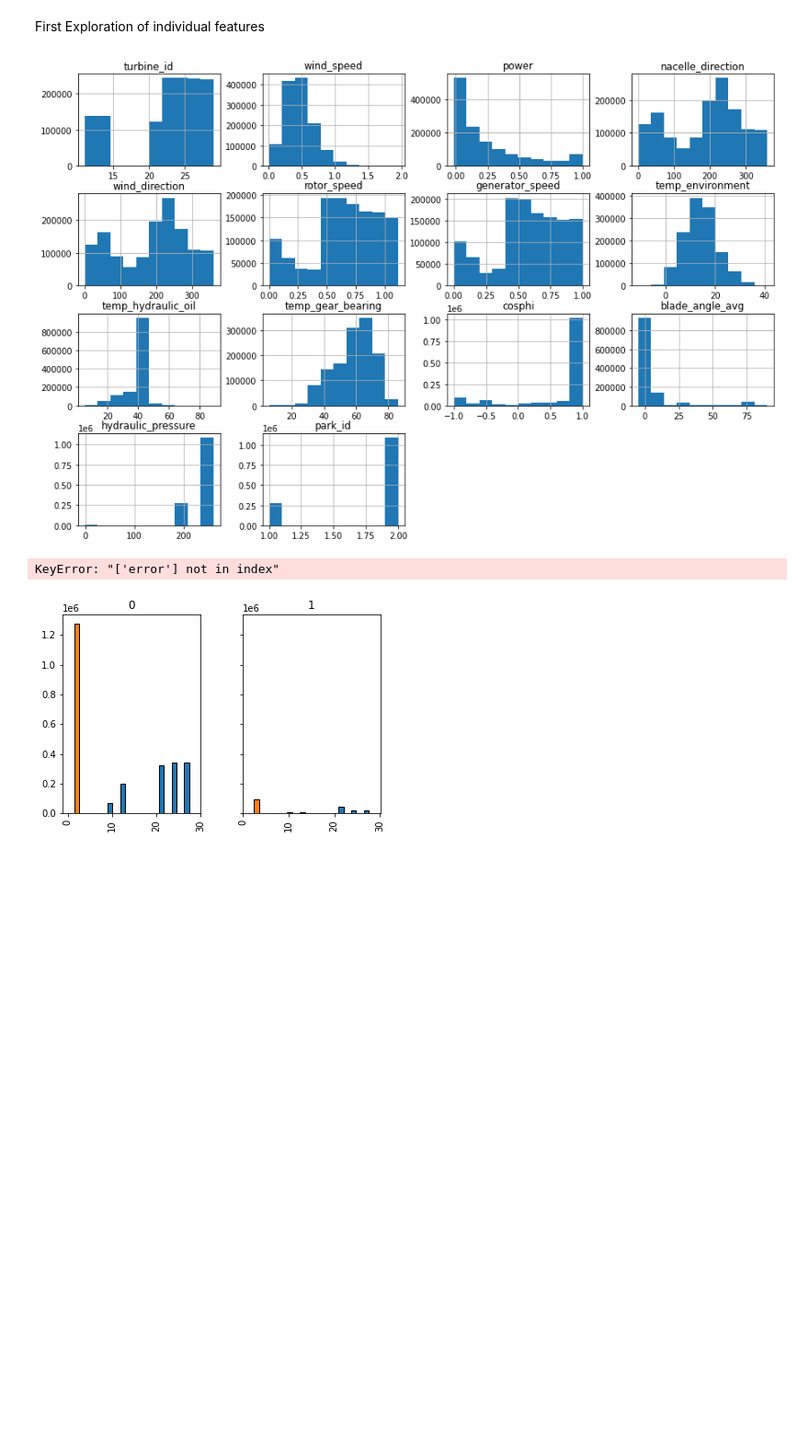
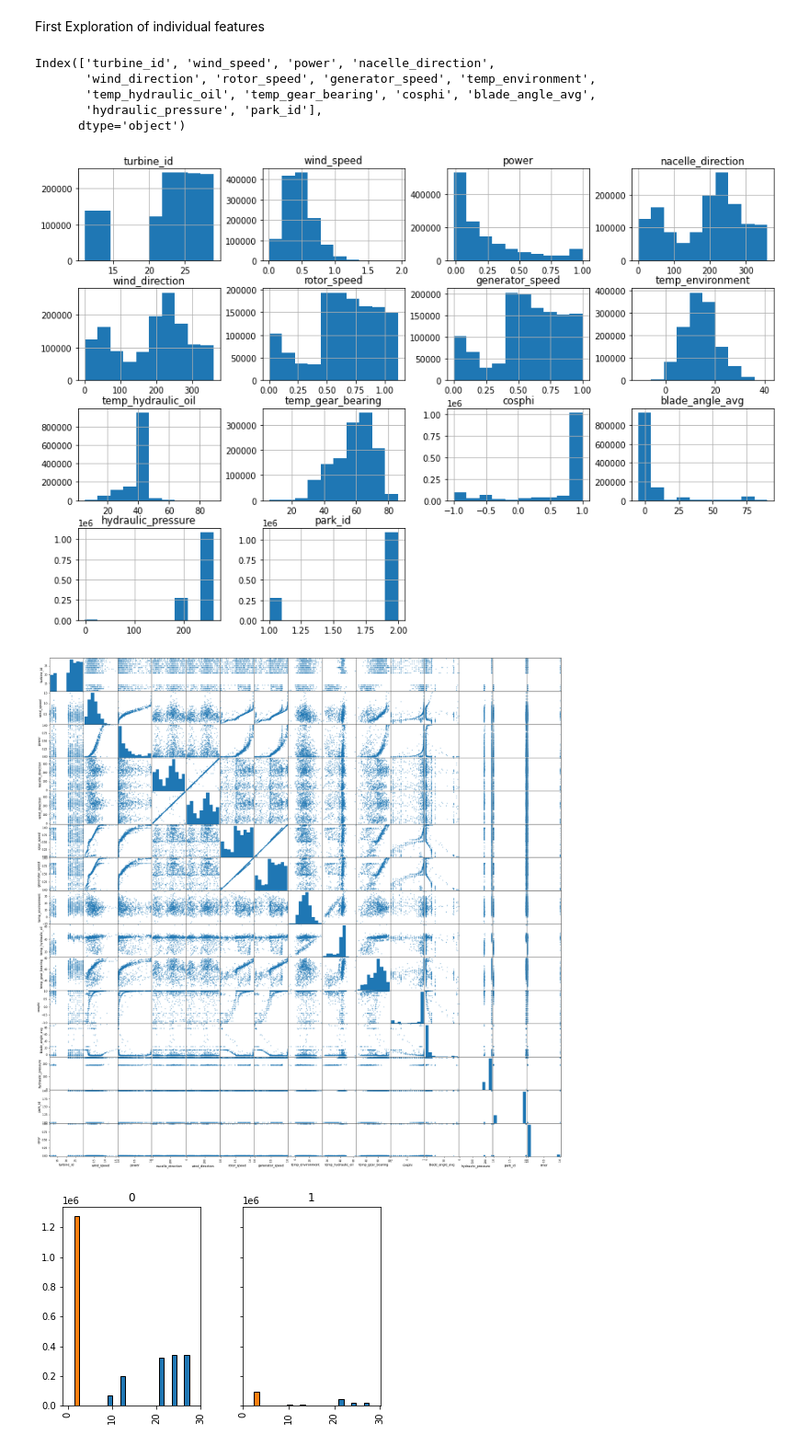
Before and after one commit to tanasr/datathon, a Jupyter notebook: V1_Xiang.ipynb, the cells around one changed output. Shown at 92% size. Saved outputs shown, nothing was run; the diff lists cells and outputs as text; code cells hidden in the pictures; blank space fills up the shorter version.

```diff
--- a/V1_Xiang.ipynb
+++ b/V1_Xiang.ipynb
@@ -168,17 +187,25 @@ dtype: int64  ---
 # %% [markdown]
 First Exploration of individual features
 # %%
-col_num=data.select_dtypes(exclude="object").columns
+
+col_num=data.select_dtypes(include=["float64","int64"]).columns
+print(col_num)
 
 data[col_num].hist(figsize=(15,10))
 plt.show()
 # %% [output]
+Index(['turbine_id', 'wind_speed', 'power', 'nacelle_direction',
+       'wind_direction', 'rotor_speed', 'generator_speed', 'temp_environment',
+       'temp_hydraulic_oil', 'temp_gear_bearing', 'cosphi', 'blade_angle_avg',
+       'hydraulic_pressure', 'park_id'],
+      dtype='object')
 [figure]
 # %%
-scatter_matrix( data2.head(1000)[col_num],figsize=(30,30))
+data3=data.sample(frac=1)
+scatter_matrix( data3.head(1000)[col_num],figsize=(30,30))
 plt.show()
 # %% [output]
-KeyError: "['error'] not in index"
+[figure, added]
 # %%
 col_num=list(data.select_dtypes(exclude="object").columns)
 column=col_num[0]
```
Also changed, not shown: parts of 2 cells of this notebook.
